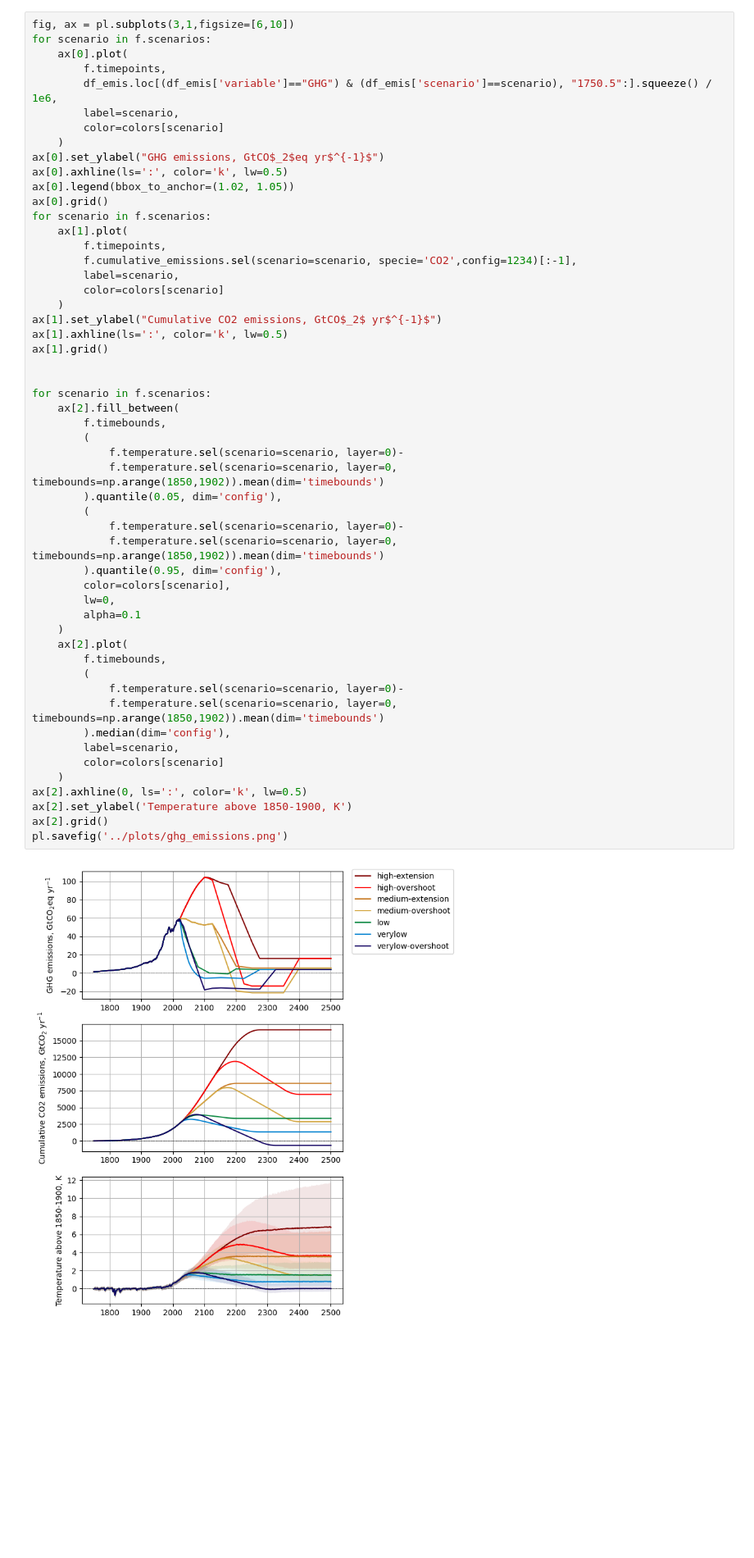
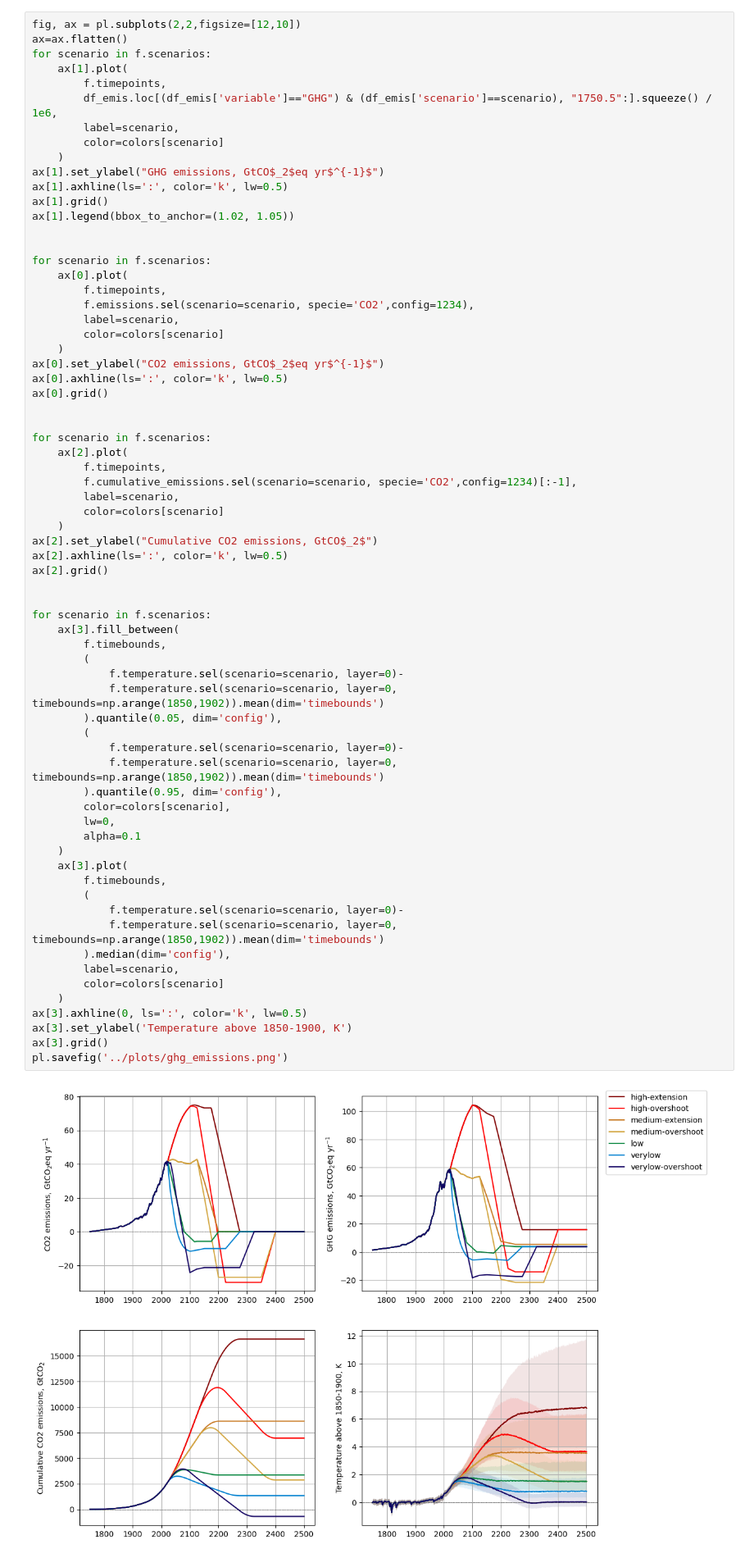
Before and after one commit to benmsanderson/explore-extensions, a Jupyter notebook: notebooks/extensions.ipynb, the cells around one changed output. Shown at 82% size. Cells and saved outputs as stored; diff of their text form; blank space fills up the shorter version.

Commit message:
add subplots

```diff
--- a/notebooks/extensions.ipynb
+++ b/notebooks/extensions.ipynb
@@ -244,57 +244,72 @@ pl.savefig('../plots/forcing.png')
 # %% [output]
 [figure]
 # %%
-fig, ax = pl.subplots(3,1,figsize=[6,10])
+fig, ax = pl.subplots(2,2,figsize=[12,10])
+ax=ax.flatten()
 for scenario in f.scenarios:
-    ax[0].plot(
+    ax[1].plot(
         f.timepoints,
         df_emis.loc[(df_emis['variable']=="GHG") & (df_emis['scenario']==scenario), "1750.5":].squeeze() / 1e6,
         label=scenario,
         color=colors[scenario]
     )
-ax[0].set_ylabel("GHG emissions, GtCO$_2$eq yr$^{-1}$")
+ax[1].set_ylabel("GHG emissions, GtCO$_2$eq yr$^{-1}$")
+ax[1].axhline(ls=':', color='k', lw=0.5)
+ax[1].grid()
+ax[1].legend(bbox_to_anchor=(1.02, 1.05))
+
+
+for scenario in f.scenarios:
+    ax[0].plot(
+        f.timepoints,
+        f.emissions.sel(scenario=scenario, specie='CO2',config=1234),
+        label=scenario,
+        color=colors[scenario]
+    )
+ax[0].set_ylabel("CO2 emissions, GtCO$_2$eq yr$^{-1}$")
 ax[0].axhline(ls=':', color='k', lw=0.5)
-ax[0].legend(bbox_to_anchor=(1.02, 1.05))
 ax[0].grid()
+
+
 for scenario in f.scenarios:
-    ax[1].plot(
+    ax[2].plot(
         f.timepoints,
         f.cumulative_emissions.sel(scenario=scenario, specie='CO2',config=1234)[:-1],
         label=scenario,
         color=colors[scenario]
     )
-ax[1].set_ylabel("Cumulative CO2 emissions, GtCO$_2$ yr$^{-1}$")
-ax[1].axhline(ls=':', color='k', lw=0.5)
-ax[1].grid()
+ax[2].set_ylabel("Cumulative CO2 emissions, GtCO$_2$")
+ax[2].axhline(ls=':', color='k', lw=0.5)
+ax[2].grid()
 
 
 for scenario in f.scenarios:
-    ax[2].fill_between(
+    ax[3].fill_between(
         f.timebounds,
         (
             f.temperature.sel(scenario=scenario, layer=0)-
             f.temperature.sel(scenario=scenario, layer=0, timebounds=np.arange(1850,1902)).mean(dim='timebounds')
         ).quantile(0.05, dim='config'),
         (
             f.temperature.sel(scenario=scenario, layer=0)-
             f.temperature.sel(scenario=scenario, layer=0, timebounds=np.arange(1850,1902)).mean(dim='timebounds')
         ).quantile(0.95, dim='config'),
         color=colors[scenario],
         lw=0,
         alpha=0.1
     )
-    ax[2].plot(
+    ax[3].plot(
         f.timebounds,
         (
             f.temperature.sel(scenario=scenario, layer=0)-
             f.temperature.sel(scenario=scenario, layer=0, timebounds=np.arange(1850,1902)).mean(dim='timebounds')
         ).median(dim='config'),
         label=scenario,
         color=colors[scenario]
     )
-ax[2].axhline(0, ls=':', color='k', lw=0.5)
-ax[2].set_ylabel('Temperature above 1850-1900, K')
-ax[2].grid()
+ax[3].axhline(0, ls=':', color='k', lw=0.5)
+ax[3].set_ylabel('Temperature above 1850-1900, K')
+ax[3].grid()
 pl.savefig('../plots/ghg_emissions.png')
 # %% [output]
-[figure, old version]
+[figure, new version]
```
